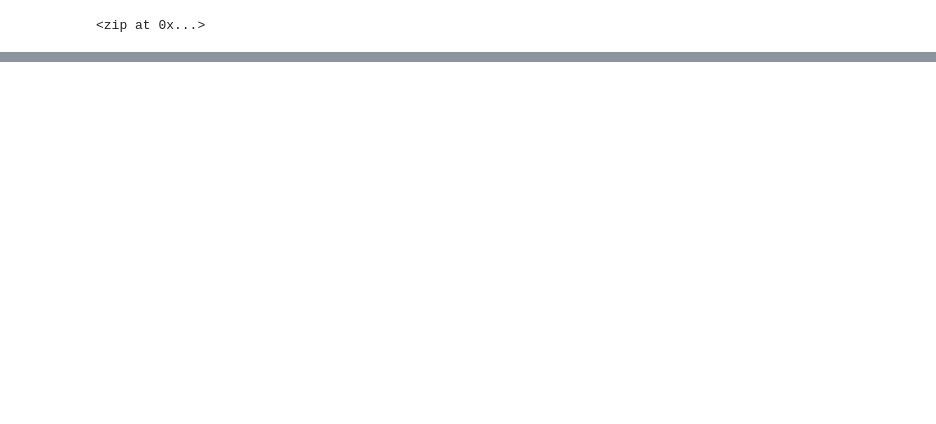
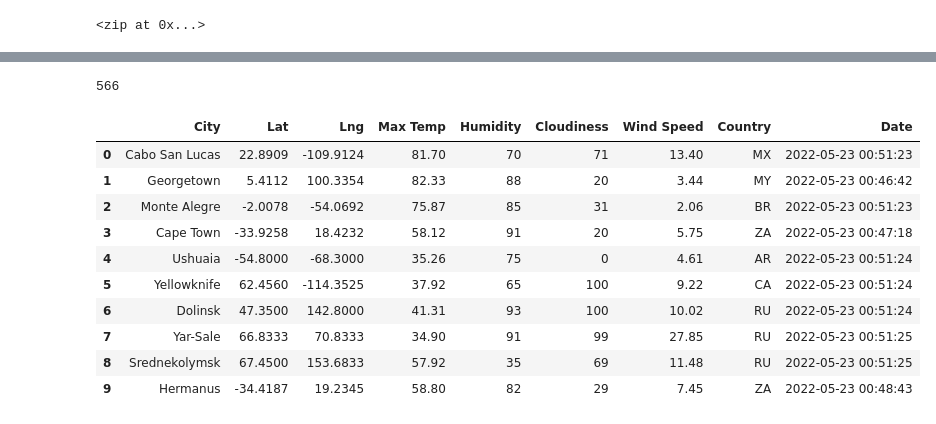
Before and after one commit to NickFoley47/World_Weather_Analysis, a Jupyter notebook: WeatherPy.ipynb, the cells around one changed output, grey strips where cells are left out. Cells and saved outputs as stored; diff of their text form; code cells hidden in the pictures; blank space fills up the shorter version.

Commit message:
Modifying .gitignore and adding WeatherPy file.

```diff
--- a/WeatherPy.ipynb
+++ b/WeatherPy.ipynb
@@ -5,6 +5,15 @@ import matplotlib.pyplot as plt
 import numpy as np
 # Use the citipy module to determine city based on latitude and longitude.
 from citipy import citipy
+# Import the time library and the datetime module from the datetime library
+import time
+from datetime import datetime
+# Import the requests library.
+import requests
+# Import the API key.
+from config import weather_api_key
+# Starting URL for Weather Map API Call.
+url = "http://api.openweathermap.org/data/2.5/weather?units=Imperial&APPID=" + weather_api_key
 # %%
 # Create a set of random latitude and longitude combinations
 lats = np.random.uniform(low=-90.000, high=90.000, size=1500)
@@ -54,0 +144,21 @@ len(cities)
+# %%
+#Find length of city data
+len(city_data)
+# %% [output]
+566
+# %%
+# Convert the array of dictionaries to a Pandas DataFrame.
+city_data_df = pd.DataFrame(city_data)
+city_data_df.head(10)
+# %% [output]
+|  | City | Lat | Lng | Max Temp | Humidity | Cloudiness | Wind Speed | Country | Date |
+| 0 | Cabo San Lucas | 22.8909 | -109.9124 | 81.70 | 70 | 71 | 13.40 | MX | 2022-05-23 00:51:23 |
+| 1 | Georgetown | 5.4112 | 100.3354 | 82.33 | 88 | 20 | 3.44 | MY | 2022-05-23 00:46:42 |
+| 2 | Monte Alegre | -2.0078 | -54.0692 | 75.87 | 85 | 31 | 2.06 | BR | 2022-05-23 00:51:23 |
+| 3 | Cape Town | -33.9258 | 18.4232 | 58.12 | 91 | 20 | 5.75 | ZA | 2022-05-23 00:47:18 |
+| 4 | Ushuaia | -54.8000 | -68.3000 | 35.26 | 75 | 0 | 4.61 | AR | 2022-05-23 00:51:24 |
+| 5 | Yellowknife | 62.4560 | -114.3525 | 37.92 | 65 | 100 | 9.22 | CA | 2022-05-23 00:51:24 |
+| 6 | Dolinsk | 47.3500 | 142.8000 | 41.31 | 93 | 100 | 10.02 | RU | 2022-05-23 00:51:24 |
+| 7 | Yar-Sale | 66.8333 | 70.8333 | 34.90 | 91 | 99 | 27.85 | RU | 2022-05-23 00:51:25 |
+| 8 | Srednekolymsk | 67.4500 | 153.6833 | 57.92 | 35 | 69 | 11.48 | RU | 2022-05-23 00:51:25 |
+| 9 | Hermanus | -34.4187 | 19.2345 | 58.80 | 82 | 29 | 7.45 | ZA | 2022-05-23 00:48:43 |
```
Also changed, not shown: parts of 5 cells of this notebook, 1 other file.
